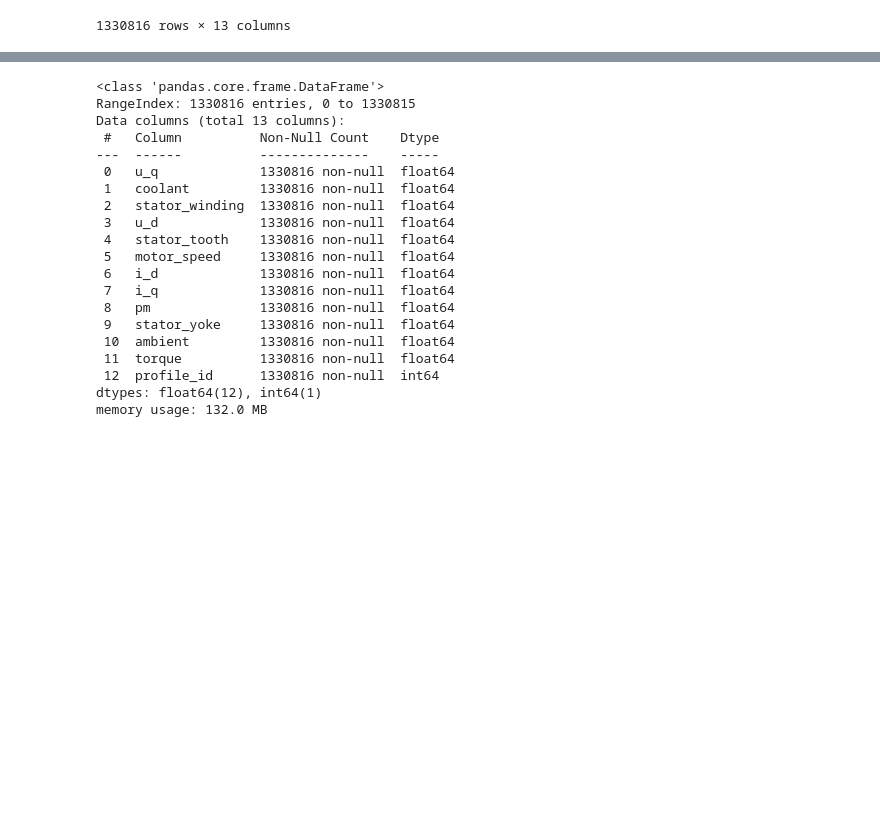
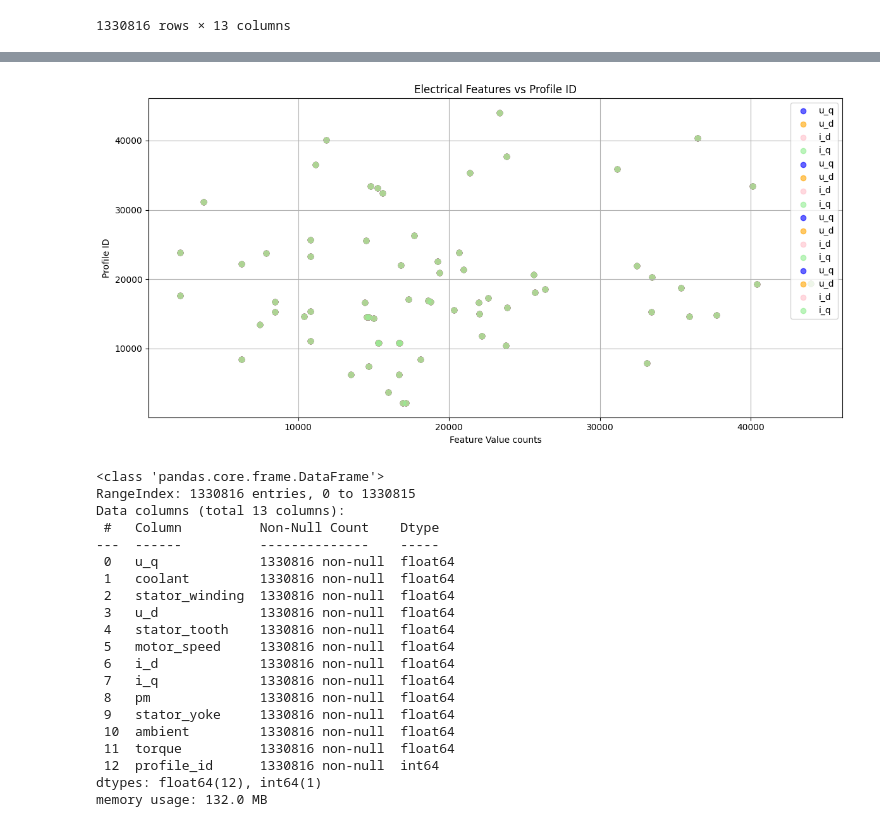
Before and after one commit to Jayeshpra/Electric-Motor-Temperature-Prediction, a Jupyter notebook: Data Collection and Analysis/Data_analysis.ipynb, the cells around one changed output, grey strips where cells are left out. Cells and saved outputs as stored; diff of their text form; code cells hidden in the pictures; blank space fills up the shorter version.

```diff
--- a/Data Collection and Analysis/Data_analysis.ipynb
+++ b/Data Collection and Analysis/Data_analysis.ipynb
@@ -69,3 +144,22 @@ pd.set_option('display.float_format', lambda x: '%.10f' % x)
+# %%
+plt.figure(figsize=(12, 6))
+colors = {'u_q': 'blue', 'u_d': 'orange', 'i_d': 'pink', 'i_q': 'lightgreen'}
+# for feature in features_scatter_plot2:
+plt.scatter(Dataframe['profile_id'].value_counts(), Dataframe.groupby('profile_id')['u_q'].count(), label='u_q', c=colors['u_q'], alpha=0.6)
+plt.scatter(Dataframe['profile_id'].value_counts(), Dataframe.groupby('profile_id')['u_d'].count(), label='u_d', c=colors['u_d'], alpha=0.6)
+plt.scatter(Dataframe['profile_id'].value_counts(), Dataframe.groupby('profile_id')['i_d'].count(), label='i_d', c=colors['i_d'], alpha=0.6)
+plt.scatter(Dataframe['profile_id'].value_counts(), Dataframe.groupby('profile_id')['i_q'].count(), label='i_q', c=colors['i_q'], alpha=0.6)
+
+
+plt.title('Electrical Features vs Profile ID')
+plt.xlabel('Feature Value counts')
+plt.ylabel('Profile ID')
+plt.legend()
+plt.grid(True)
+plt.tight_layout()
+plt.show()
+# %% [output]
+[figure, added]
 # %%
 Dataframe.info()
 # %% [output]
```
Also changed, not shown: parts of 18 cells of this notebook.
